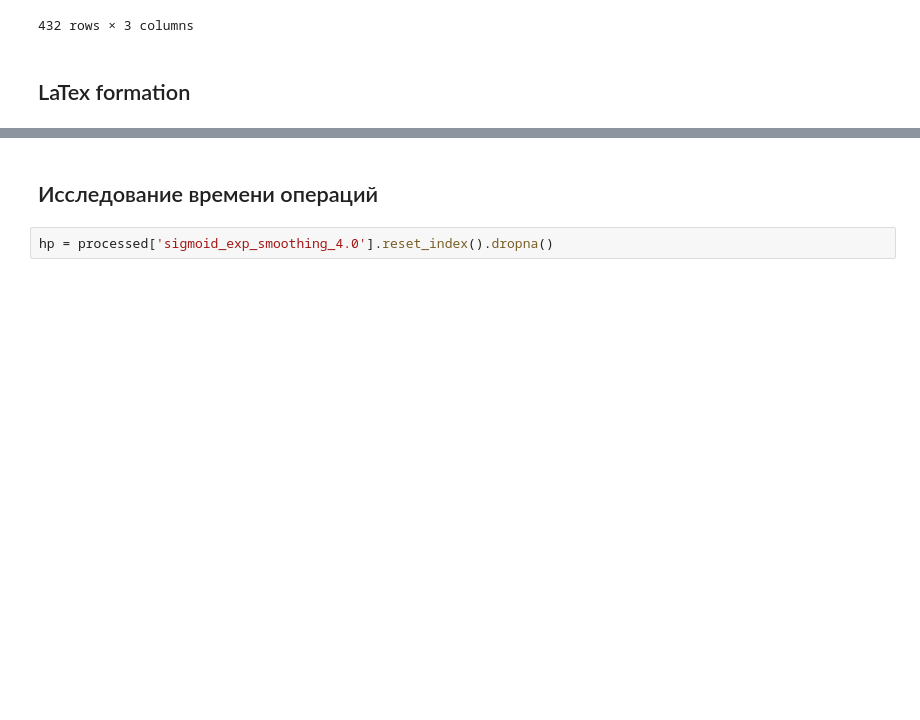
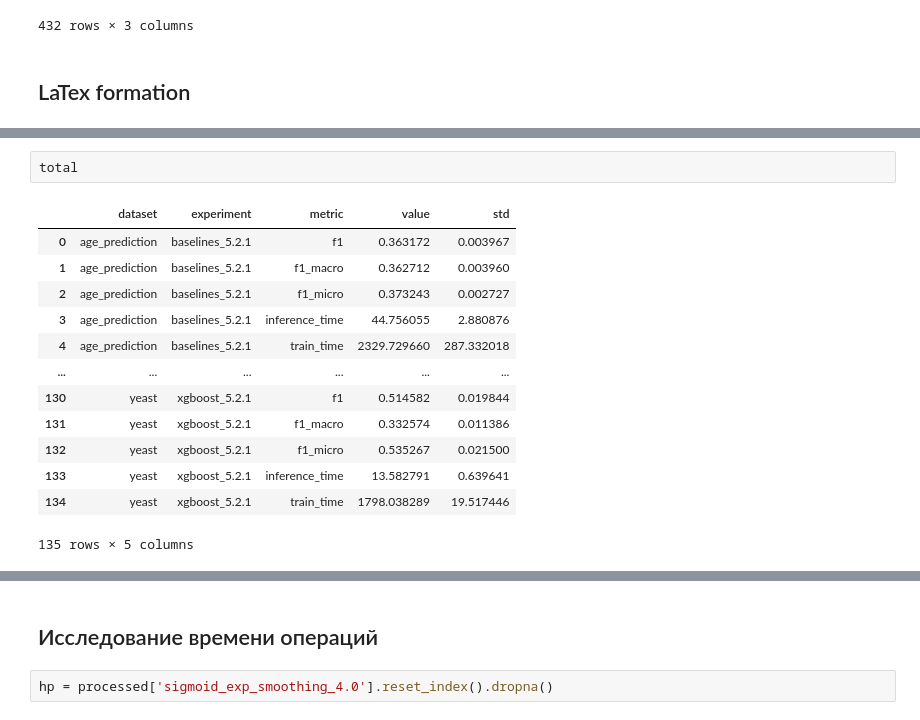
Before and after one commit to leostre/Py-Boost, a Jupyter notebook: experiments/comparative_analytics.ipynb, the cells around one changed output, grey strips where cells are left out. Drawn from its saved outputs; the diff is of its cells as text; blank space fills up the shorter version.

```diff
--- a/experiments/comparative_analytics.ipynb
+++ b/experiments/comparative_analytics.ipynb
@@ -2014,0 +3638,16 @@ filtered_total
+# %%
+total
+# %% [output]
+|  | dataset | experiment | metric | value | std |
+| 0 | age_prediction | baselines_5.2.1 | f1 | 0.363172 | 0.003967 |
+| 1 | age_prediction | baselines_5.2.1 | f1_macro | 0.362712 | 0.003960 |
+| 2 | age_prediction | baselines_5.2.1 | f1_micro | 0.373243 | 0.002727 |
+| 3 | age_prediction | baselines_5.2.1 | inference_time | 44.756055 | 2.880876 |
+| 4 | age_prediction | baselines_5.2.1 | train_time | 2329.729660 | 287.332018 |
+| ... | ... | ... | ... | ... | ... |
+| 130 | yeast | xgboost_5.2.1 | f1 | 0.514582 | 0.019844 |
+| 131 | yeast | xgboost_5.2.1 | f1_macro | 0.332574 | 0.011386 |
+| 132 | yeast | xgboost_5.2.1 | f1_micro | 0.535267 | 0.021500 |
+| 133 | yeast | xgboost_5.2.1 | inference_time | 13.582791 | 0.639641 |
+| 134 | yeast | xgboost_5.2.1 | train_time | 1798.038289 | 19.517446 |
+135 rows × 5 columns
```
Also changed, not shown: parts of 59 cells of this notebook, 1 other file.
